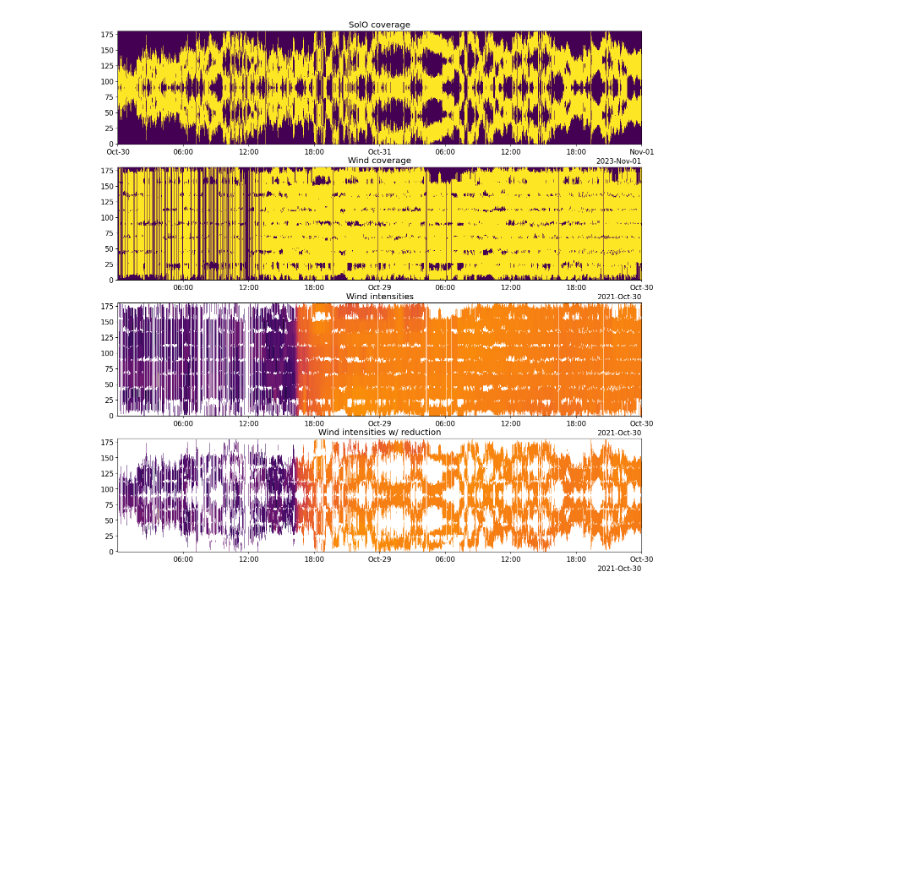
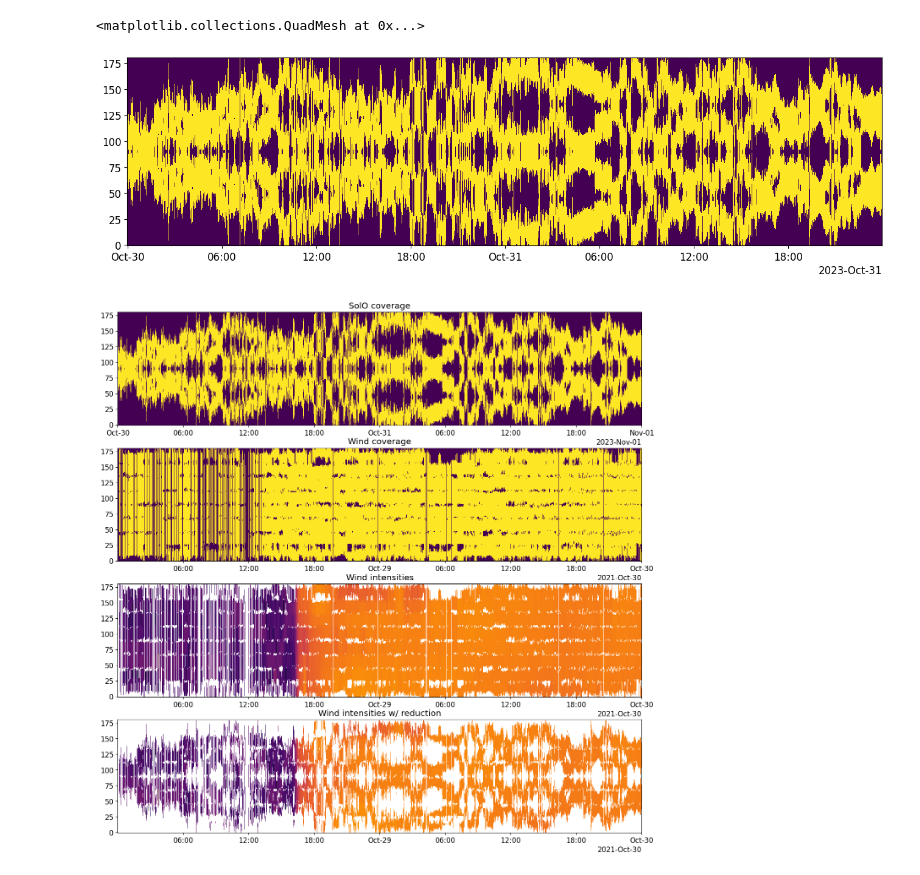
Before and after one commit to ojsant/gradu, a Jupyter notebook: pad_artificial_reduction.ipynb, the cells around one changed output. Cells and saved outputs as stored; diff of their text form; code cells hidden in the pictures; blank space fills up the shorter version.

Commit message:
Added Solo coverage generator, Wind event finding algorithm

```diff
--- a/pad_artificial_reduction.ipynb
+++ b/pad_artificial_reduction.ipynb
@@ -96,3 +150,40 @@ def intensity_histogram(sc, I_data, coverage):
+# %%
+sc = "solo"
+save_path = os.getcwd() + os.sep + "coverages" + os.sep + sc + os.sep
+os.makedirs(save_path, exist_ok=True)
+date = dt.datetime(2023, 10, 30)
+#logging.info(f"Forming SolO coverages between {startdate} - {enddate}")
+df, df_rtn, df_hci, energies_dict, metadata_dict = epd_load("ept", startdate=date,
+                                                            level="l3", autodownload=True,
+                                                            path=data_path, pos_timestamp="start")
+
+# if (len(df.index) // 60) < 12:
+#     #logging.info("Data file not long enough to generate 12 hour coverage, skipping...")
+#     continue
+
+pa_cols = [f"Pitch_Angle_{dir}" for dir in ["S", "A", "N", "D"]]
+pa_sigma_cols = [f"Pitch_Angle_Sigma_{dir}" for dir in ["S", "A", "N", "D"]]
+ind = pd.MultiIndex.from_product([SOLO_SECTORS, ["min", "center", "max"]])
+df_cov = pd.DataFrame(index=df.index, columns=ind)
+for direction, pa_col, pa_sigma_col in zip(SOLO_SECTORS, pa_cols, pa_sigma_cols):
+    df_cov[(direction, "center")] = df[pa_col]
+    df_cov[(direction, "min")] = df[pa_col] - df[pa_sigma_col]
+    df_cov[(direction, "max")] = df[pa_col] + df[pa_sigma_col]
+
+X1, Y1, solo_cov = convert_to_bool_coverage(df_cov, sc="SolO")
+
+# Split day in half to generate two 12 hour coverages
+if len(solo_cov) == 24 * 60:
+    cov1 = solo_cov[:12*60,:]
+    cov2 = solo_cov[12*60:, :]
+    np.save(f"{save_path}{date.strftime("%Y%m%d")}_1", arr=cov1, allow_pickle=False)
+    np.save(f"{save_path}{date.strftime("%Y%m%d")}_2", arr=cov2, allow_pickle=False)
+# %%
+fig, axs = plt.subplots(figsize=(16,4))
+axs.pcolormesh(X1, Y1, solo_cov)
+# %% [output]
+<matplotlib.collections.QuadMesh at 0x...>
+[figure, added]
 # %%
 from matplotlib.colors import LogNorm
 
```
Also changed, not shown: parts of 7 cells of this notebook, 8 other files.
